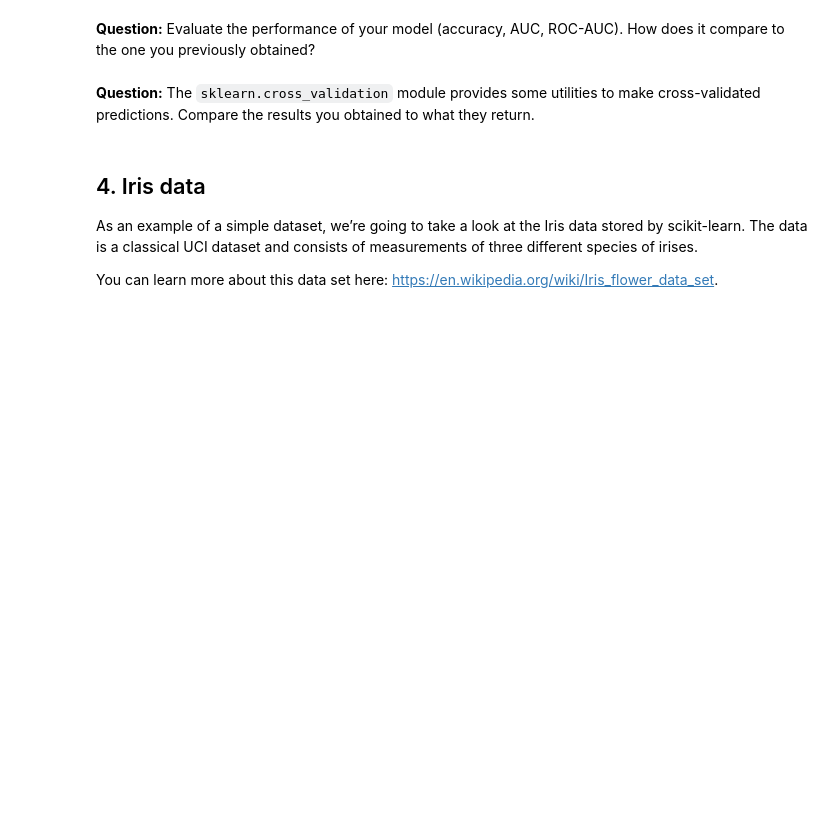
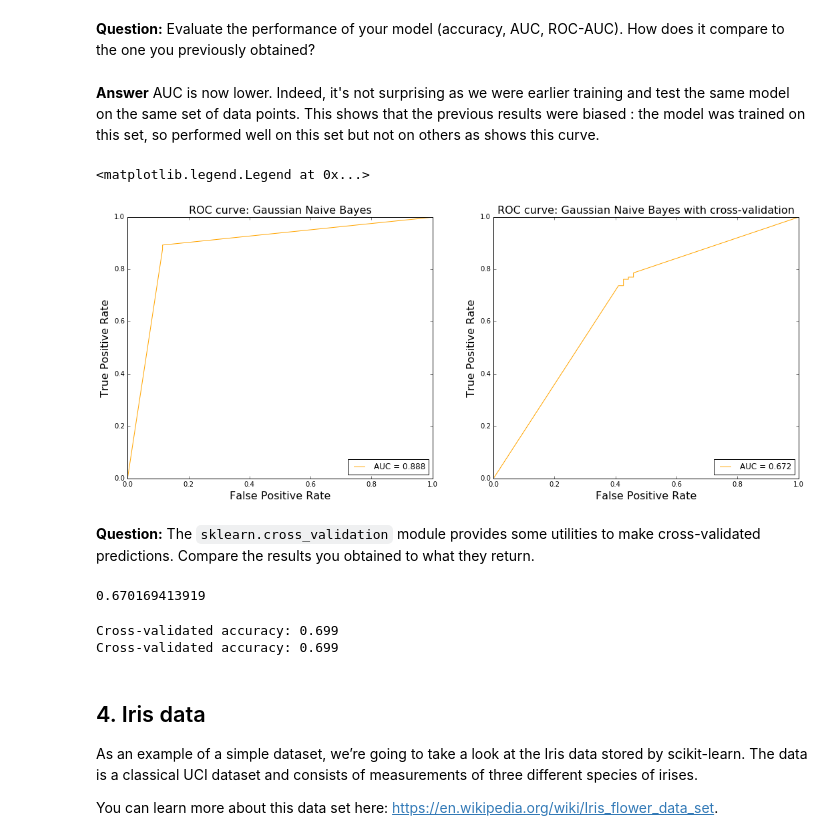
Before and after one commit to AdrienGlmz/ma2823_2016, a Jupyter notebook: lab_notebooks/Lab 2 2016-09-21 Introduction to scikit-learn.ipynb, the cells around one changed output. Saved outputs shown, nothing was run; the diff lists cells and outputs as text; code cells hidden in the pictures; blank space fills up the shorter version.

```diff
--- a/lab_notebooks/Lab 2 2016-09-21 Introduction to scikit-learn.ipynb
+++ b/lab_notebooks/Lab 2 2016-09-21 Introduction to scikit-learn.ipynb
@@ -168,6 +147,8 @@ array([  2.84024282e-014,   8.36056083e-033,   2.16180037e-027,
+# %%
+p_positive = y_prob[:,gnb.classes_ == 1]
 # %%
 # ROC curve
-fpr, tpr, thresholds = metrics.roc_curve(y, y_prob[:, 1], pos_label=1)
+fpr, tpr, thresholds = metrics.roc_curve(y, p_positive, pos_label=1)
 
 # Area under the ROC curve
 auc = metrics.auc(fpr, tpr)
@@ -207,7 +180,7 @@ Même échantillon de test et d'entrainement. On ne sait pas comment va se compo
 # %%
 # Set up a stratified 10-fold cross-validation
 from sklearn import cross_validation
-folds = cross_validation.StratifiedKFold(X, 10, shuffle=True)
+folds = cross_validation.StratifiedKFold(y, 10, shuffle=True)
 # %%
 # This is one way to access the training and test points
 for ix, (tr, te) in enumerate(folds):
@@ -259,20 +232,65 @@ Number of mislabeled points out of a total 165 points : 25
+# %%
+gnb = GaussianNB()
+y_pred_cv = np.zeros(y.shape)
+for ix, (tr,te) in enumerate(folds):
+    gnb.fit(X[tr],y[tr])
+    y_pred_temp = gnb.predict_proba(X[te])
+    index_of_class_1 = 1 - y[tr][0]
+    y_pred_cv[te] = y_pred_temp[:,index_of_class_1]
 # %% [markdown]
 **Question:** Evaluate the performance of your model (accuracy, AUC, ROC-AUC). How does it compare to the one you previously obtained?
+# %% [markdown]
+**Answer** AUC is now lower. Indeed, it's not surprising as we were earlier training and test the same model on the same set of data points. This shows that the previous results were biased : the model was trained on this set, so performed well on this set but not on others as shows this curve.
+# %%
+# ROC curve
+fpr_cv, tpr_cv, thresholds = metrics.roc_curve(y, y_pred_cv, pos_label=1)
+
+# Area under the ROC curve
+auc_cv = metrics.auc(fpr_cv, tpr_cv)
+
+fig = plt.figure(figsize=(18, 7))
+
+#Plot without regularization
+fig.add_subplot(121) # 2 x 2 grid, 1st subplot
+
+# Plot the ROC curve
+plt.plot(fpr, tpr, '-', color='orange', label='AUC = %0.3f' % auc)
+
+plt.xlabel('False Positive Rate', fontsize=16)
+plt.ylabel('True Positive Rate', fontsize=16)
+plt.title('ROC curve: Gaussian Naive Bayes', fontsize=16)
+plt.legend(loc="lower right")
+
+# Plot the ROC curve
+fig.add_subplot(122)
+plt.plot(fpr_cv, tpr_cv, '-', color='orange', label='AUC = %0.3f' % auc_cv)
+
+plt.xlabel('False Positive Rate', fontsize=16)
+plt.ylabel('True Positive Rate', fontsize=16)
+plt.title('ROC curve: Gaussian Naive Bayes with cross-validation', fontsize=16)
+plt.legend(loc="lower right")
+# %% [output]
+<matplotlib.legend.Legend at 0x...>
+[figure, added]
 # %% [markdown]
 **Question:** The `sklearn.cross_validation` module provides some utilities to make cross-validated predictions. Compare the results you obtained to what they return.
 # %%
 gnb = GaussianNB()
 cv_aucs = cross_validation.cross_val_score(gnb, X, y, cv=folds, scoring='roc_auc')
-print np.mean(cv_aucs)
+print(np.mean(cv_aucs))
 
 # Note that averaging the AUCs obtained over 10 folds is not exactly the same as
 # globally computing the AUC for the predictions made within the cross-validation loop.
+# %% [output]
+0.670169413919
 # %%
 gnb = GaussianNB()
-print "Cross-validated accuracy: %.3f" % \
-    metrics.accuracy_score(y, cross_validation.cross_val_predict(gnb, X, y, cv=folds))
+print("Cross-validated accuracy: %.3f" % metrics.accuracy_score(y, cross_validation.cross_val_predict(gnb, X, y, cv=folds)))
 # This should return the same as
-print "Cross-validated accuracy: %.3f" % metrics.accuracy_score(y, np.where(y_prob_cv > 0.5, 1, 0))
+print("Cross-validated accuracy: %.3f" % metrics.accuracy_score(y, np.where(y_pred_cv > 0.5, 1, 0)))
+# %% [output]
+Cross-validated accuracy: 0.699
+Cross-validated accuracy: 0.699
 # %% [markdown]
 ## 4. Iris data
 As an example of a simple dataset, we’re going to take a look at the Iris data stored by scikit-learn. The data is a classical UCI dataset and consists of measurements of three different species of irises.
```
Also changed, not shown: parts of 25 cells of this notebook, 1 other file.
